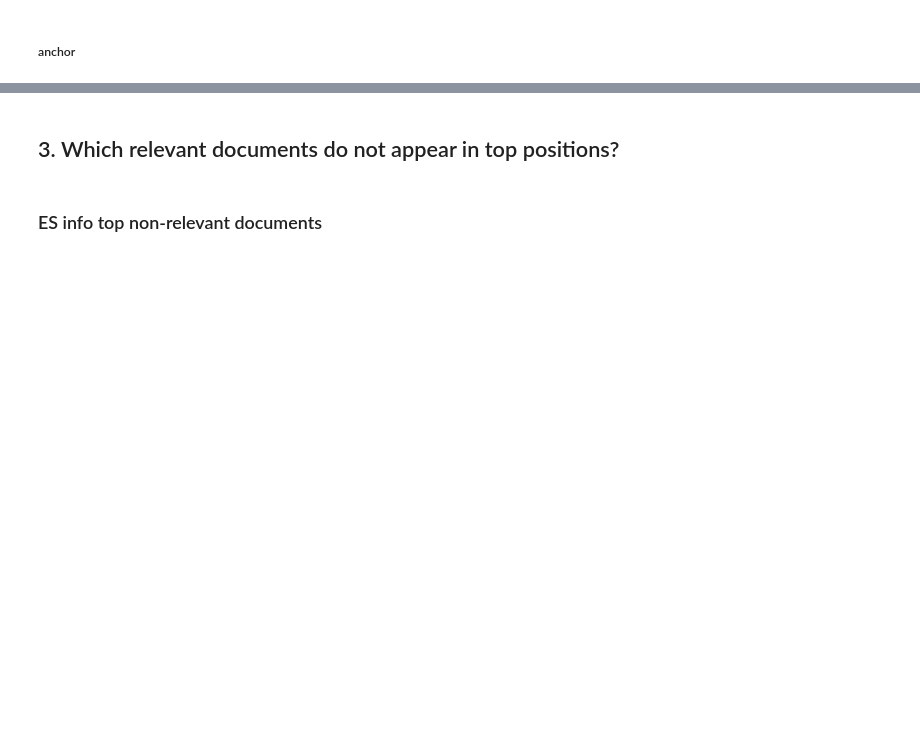
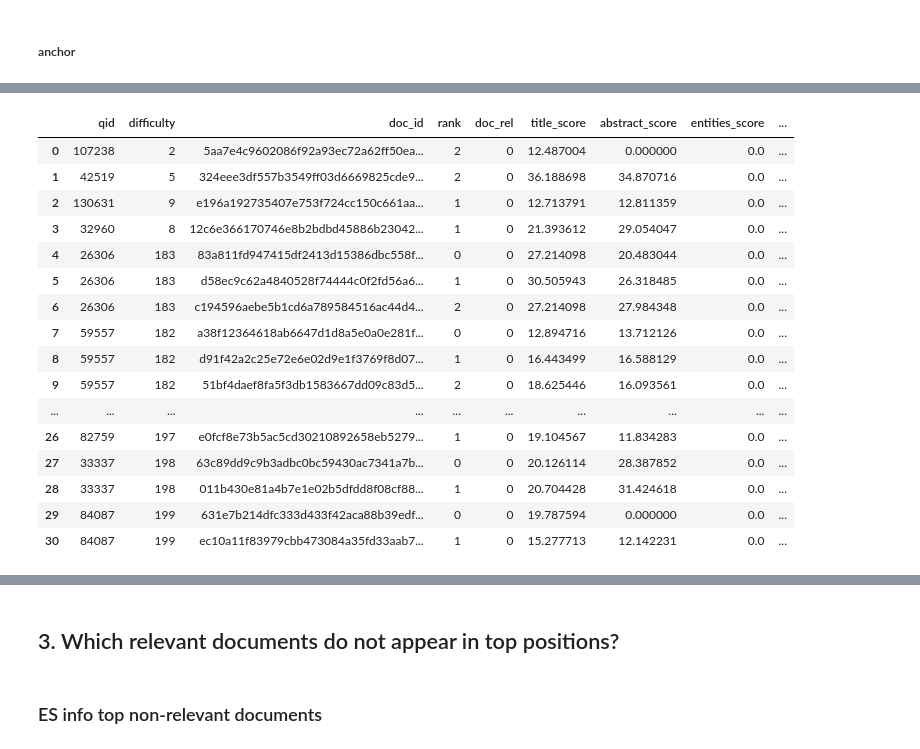
Before and after one commit to pilmus/thesis, a Jupyter notebook: app/notebooks/lm_error_analysis.ipynb, the cells around one changed output, grey strips where cells are left out. Cells and saved outputs as stored; diff of their text form; code cells hidden in the pictures; blank space fills up the shorter version.

```diff
--- a/app/notebooks/lm_error_analysis.ipynb
+++ b/app/notebooks/lm_error_analysis.ipynb
@@ -608,10 +685,10 @@ inspect_doclist
 # %% [markdown]
 #### Create df with difficulty info and rankings
 # %%
-difdf = pd.merge(edf['qid'].reset_index().rename({'index':'difficulty'},axis=1)[['qid','difficulty']],rankdf[['qid','doc_id','rank','doc_rel']], on='qid')
-difdf = difdf[(difdf.doc_rel == 0) & (difdf.qid.isin(edf.head(10).qid.tolist() + edf.tail(10).qid.tolist())) & (difdf.doc_id.isin(inspect_doclist))]
-print(len(difdf))
-difdf.head()
+difdf2 = pd.merge(edf['qid'].reset_index().rename({'index':'difficulty'},axis=1)[['qid','difficulty']],rankdf[['qid','doc_id','rank','doc_rel']], on='qid')
+difdf2 = difdf2[(difdf2.doc_rel == 0) & (difdf2.qid.isin(edf.head(10).qid.tolist() + edf.tail(10).qid.tolist())) & (difdf2.doc_id.isin(inspect_doclist2))]
+print(len(difdf2))
+difdf2.head()
 # %% [output]
 31
 |  | qid | difficulty | doc_id | rank | doc_rel |
@@ -625,7 +702,7 @@ difdf.head()
 # %%
 es = Elasticsearch([{'timeout':300}])
 # %%
-res = es.search(index='semanticscholar2020og',body={"size": len(inspect_doclist), "query": {"ids" : {"values" : inspect_doclist}}})
+res = es.search(index='semanticscholar2020og',body={"size": len(inspect_doclist2), "query": {"ids" : {"values" : inspect_doclist2}}})
 # %% [markdown]
 ##### Get features
 # %%
@@ -693,8 +770,8 @@ emptyfeaturedict
  '1f358aa4d78e8ea6c04b61bdc20777dbe0521df6': ['entities', 'venue']}
 # %%
 for f in features:
-    difdf[f] = 1
-    difdf[f] = difdf.apply(lambda df: 0 if f in emptyfeaturedict[df.doc_id] else 1,axis = 1)
+    difdf2[f] = 1
+    difdf2[f] = difdf2.apply(lambda df: 0 if f in emptyfeaturedict[df.doc_id] else 1,axis = 1)
 # %%
 edfreldf = pd.merge(edf,reldf[['qid','query']].drop_duplicates(), on=['qid'],how='left')
 edfreldf['qlen'] = edfreldf['query'].apply(lambda row: len(row))
@@ -788,0 +868,2 @@ pd.merge(pd.merge(difdf[['qid','doc_id','rank']],feature_df[[f for f in feature_
+# %%
+diffdf2 = difdf2.copy()
@@ -788,0 +879,21 @@ pd.merge(pd.merge(difdf[['qid','doc_id','rank']],feature_df[[f for f in feature_
+# %%
+featm2 = pd.merge(diffdf2[['qid','difficulty','doc_id','rank','doc_rel']],fdf, on =['qid','doc_id'])
+featm2
+# %% [output]
+|  | qid | difficulty | doc_id | rank | doc_rel | title_score | abstract_score | entities_score | ... |
+| 0 | 107238 | 2 | 5aa7e4c9602086f92a93ec72a62ff50ea... | 2 | 0 | 12.487004 | 0.000000 | 0.0 | ... |
+| 1 | 42519 | 5 | 324eee3df557b3549ff03d6669825cde9... | 2 | 0 | 36.188698 | 34.870716 | 0.0 | ... |
+| 2 | 130631 | 9 | e196a192735407e753f724cc150c661aa... | 1 | 0 | 12.713791 | 12.811359 | 0.0 | ... |
+| 3 | 32960 | 8 | 12c6e366170746e8b2bdbd45886b23042... | 1 | 0 | 21.393612 | 29.054047 | 0.0 | ... |
+| 4 | 26306 | 183 | 83a811fd947415df2413d15386dbc558f... | 0 | 0 | 27.214098 | 20.483044 | 0.0 | ... |
+| 5 | 26306 | 183 | d58ec9c62a4840528f74444c0f2fd56a6... | 1 | 0 | 30.505943 | 26.318485 | 0.0 | ... |
+| 6 | 26306 | 183 | c194596aebe5b1cd6a789584516ac44d4... | 2 | 0 | 27.214098 | 27.984348 | 0.0 | ... |
+| 7 | 59557 | 182 | a38f12364618ab6647d1d8a5e0a0e281f... | 0 | 0 | 12.894716 | 13.712126 | 0.0 | ... |
+| 8 | 59557 | 182 | d91f42a2c25e72e6e02d9e1f3769f8d07... | 1 | 0 | 16.443499 | 16.588129 | 0.0 | ... |
+| 9 | 59557 | 182 | 51bf4daef8fa5f3db1583667dd09c83d5... | 2 | 0 | 18.625446 | 16.093561 | 0.0 | ... |
+| ... | ... | ... | ... | ... | ... | ... | ... | ... | ... |
+| 26 | 82759 | 197 | e0fcf8e73b5ac5cd30210892658eb5279... | 1 | 0 | 19.104567 | 11.834283 | 0.0 | ... |
+| 27 | 33337 | 198 | 63c89dd9c9b3adbc0bc59430ac7341a7b... | 0 | 0 | 20.126114 | 28.387852 | 0.0 | ... |
+| 28 | 33337 | 198 | 011b430e81a4b7e1e02b5dfdd8f08cf88... | 1 | 0 | 20.704428 | 31.424618 | 0.0 | ... |
+| 29 | 84087 | 199 | 631e7b214dfc333d433f42aca88b39edf... | 0 | 0 | 19.787594 | 0.000000 | 0.0 | ... |
+| 30 | 84087 | 199 | ec10a11f83979cbb473084a35fd33aab7... | 1 | 0 | 15.277713 | 12.142231 | 0.0 | ... |
```
Also changed, not shown: parts of 50 cells of this notebook, 1 other file.
